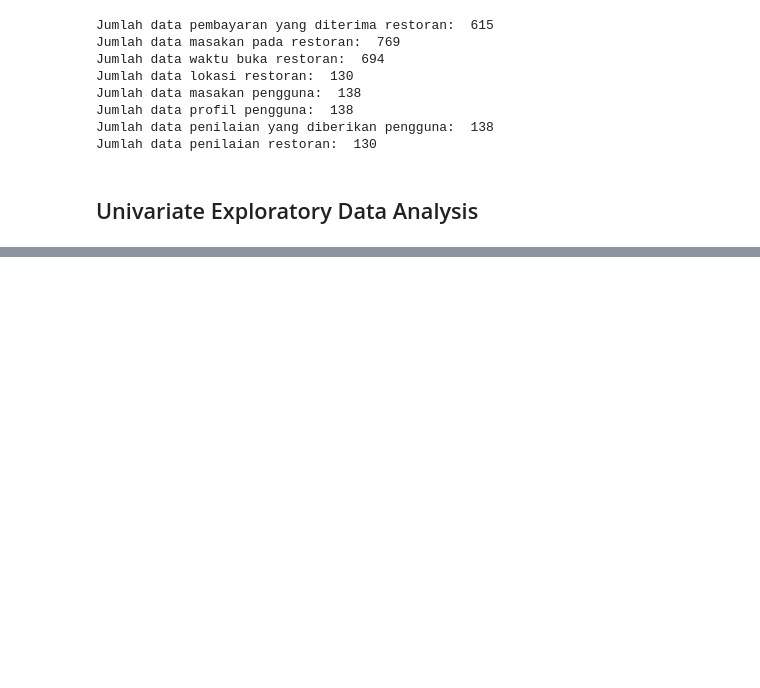
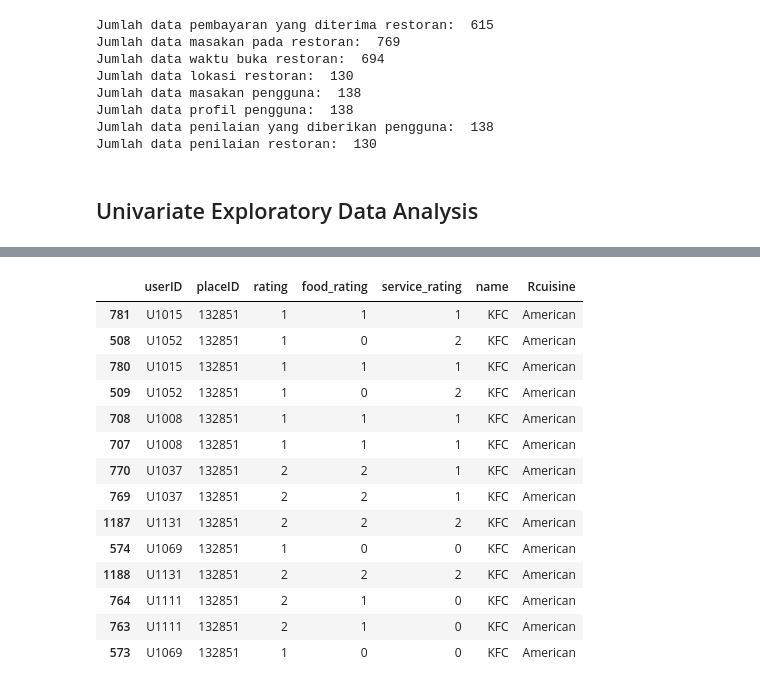
Before and after one commit to PrinandaRahmatullah/diamond-prediction, a Jupyter notebook: recommendation-system/recommendation-system.ipynb, the cells around one changed output, grey strips where cells are left out. Cells and saved outputs as stored; diff of their text form; code cells hidden in the pictures; blank space fills up the shorter version.

```diff
--- a/recommendation-system/recommendation-system.ipynb
+++ b/recommendation-system/recommendation-system.ipynb
@@ -102,0 +412,20 @@ y(x) = 0.7772028921763117
+# %%
+# Mengubah nama kategori masakan ‘Game’ menjadi ‘American’
+fix_resto = fix_resto.replace('Game', 'American')
+fix_resto[fix_resto['name'] == 'KFC']
+# %% [output]
+|  | userID | placeID | rating | food_rating | service_rating | name | Rcuisine |
+| 781 | U1015 | 132851 | 1 | 1 | 1 | KFC | American |
+| 508 | U1052 | 132851 | 1 | 0 | 2 | KFC | American |
+| 780 | U1015 | 132851 | 1 | 1 | 1 | KFC | American |
+| 509 | U1052 | 132851 | 1 | 0 | 2 | KFC | American |
+| 708 | U1008 | 132851 | 1 | 1 | 1 | KFC | American |
+| 707 | U1008 | 132851 | 1 | 1 | 1 | KFC | American |
+| 770 | U1037 | 132851 | 2 | 2 | 1 | KFC | American |
+| 769 | U1037 | 132851 | 2 | 2 | 1 | KFC | American |
+| 1187 | U1131 | 132851 | 2 | 2 | 2 | KFC | American |
+| 574 | U1069 | 132851 | 1 | 0 | 0 | KFC | American |
+| 1188 | U1131 | 132851 | 2 | 2 | 2 | KFC | American |
+| 764 | U1111 | 132851 | 2 | 1 | 0 | KFC | American |
+| 763 | U1111 | 132851 | 2 | 1 | 0 | KFC | American |
+| 573 | U1069 | 132851 | 1 | 0 | 0 | KFC | American |
```
Also changed, not shown: parts of 78 cells of this notebook.
